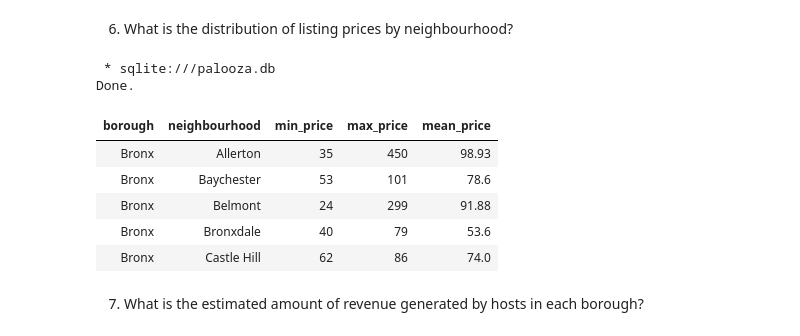
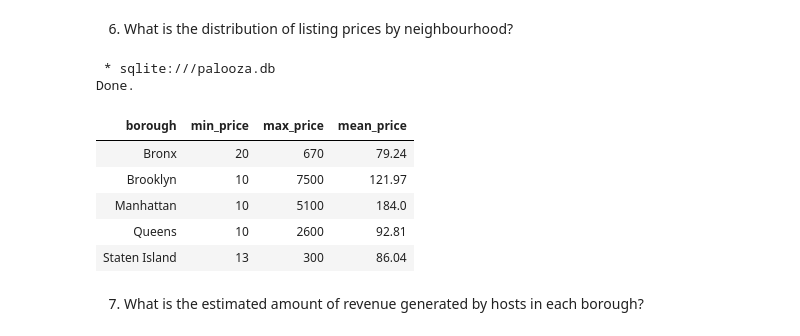
Before and after one commit to caracfinlay/Pillow_palooza, a Jupyter notebook: sql_palooza.ipynb, the cells around one changed output. Cells and saved outputs as stored; diff of their text form; code cells hidden in the pictures.

```diff
--- a/sql_palooza.ipynb
+++ b/sql_palooza.ipynb
@@ -175,22 +182,21 @@ Done.
 # %%
 %%sql
 
-SELECT borough, neighbourhood,
+SELECT borough,
         MIN(price) AS min_price,
         MAX(price) AS max_price,
         ROUND(AVG(price),2) AS mean_price
 FROM prices
-GROUP BY 1, 2
+GROUP BY 1
 ORDER BY 1
-LIMIT 5
 # %% [output]
  * sqlite:///palooza.db
 Done.
-| borough | neighbourhood | min_price | max_price | mean_price |
-| Bronx | Allerton | 35 | 450 | 98.93 |
-| Bronx | Baychester | 53 | 101 | 78.6 |
-| Bronx | Belmont | 24 | 299 | 91.88 |
-| Bronx | Bronxdale | 40 | 79 | 53.6 |
-| Bronx | Castle Hill | 62 | 86 | 74.0 |
+| borough | min_price | max_price | mean_price |
+| Bronx | 20 | 670 | 79.24 |
+| Brooklyn | 10 | 7500 | 121.97 |
+| Manhattan | 10 | 5100 | 184.0 |
+| Queens | 10 | 2600 | 92.81 |
+| Staten Island | 13 | 300 | 86.04 |
 # %% [markdown]
 7. What is the estimated amount of revenue generated by hosts in each borough?
```
Also changed, not shown: parts of 12 cells of this notebook, 24 other files.
